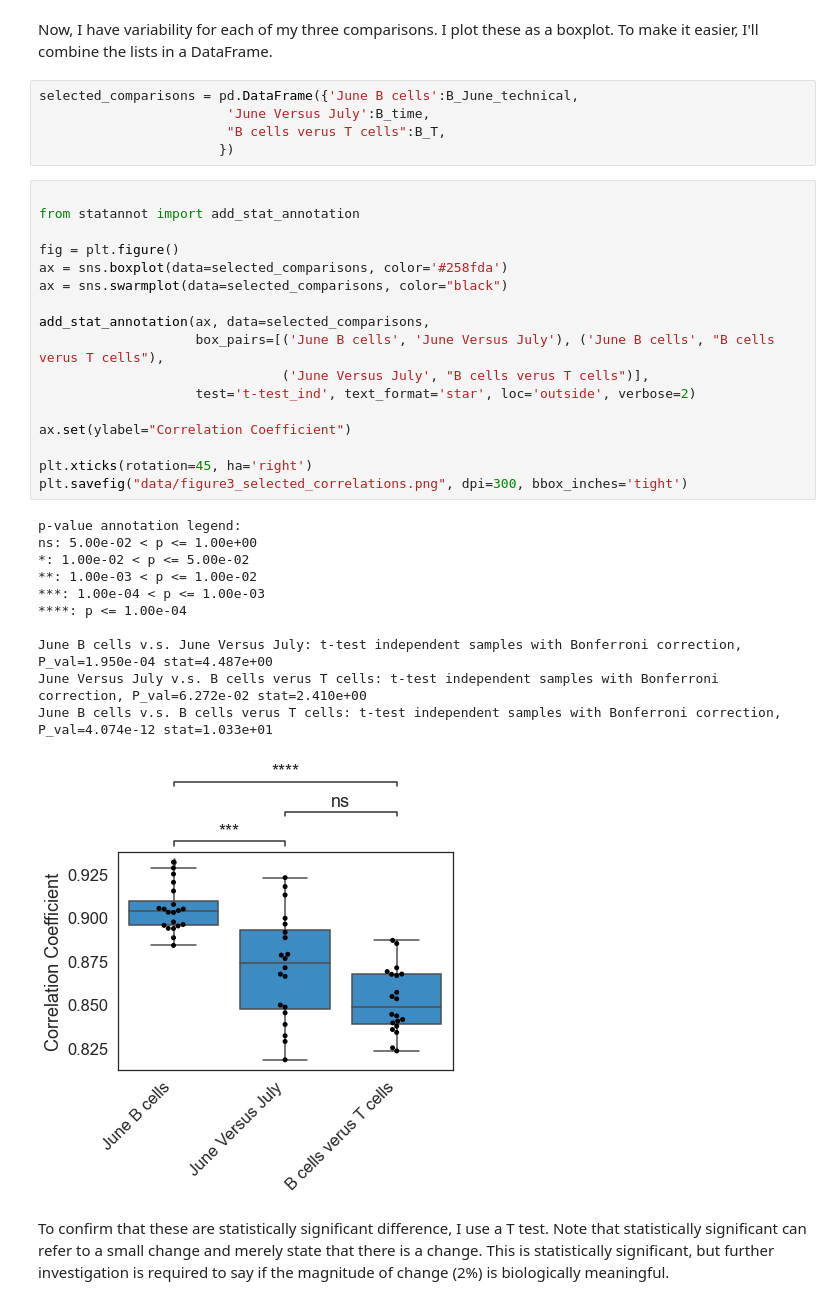
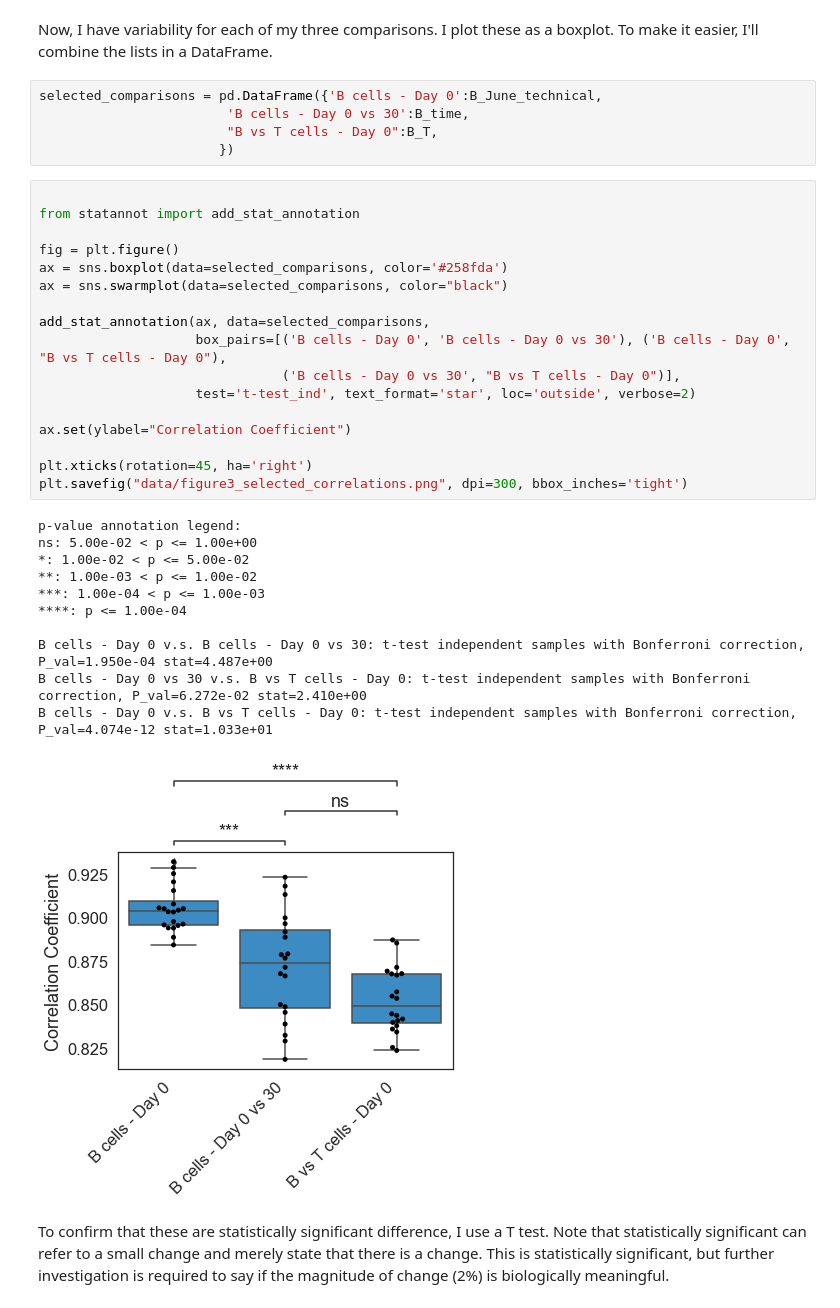
Before and after one commit to PayneLab/Lymphocytes2, a Jupyter notebook: figure3_correlations.ipynb, the cells around one changed output. Drawn from its saved outputs; the diff is of its cells as text.

Commit message:
changed figure labels from June/July to day 0/30

```diff
--- a/figure3_correlations.ipynb
+++ b/figure3_correlations.ipynb
@@ -178,39 +178,39 @@ mean(B_T)
 # %% [markdown]
 Now, I have variability for each of my three comparisons. I plot these as a boxplot. To make it easier, I'll combine the lists in a DataFrame.
 # %%
-selected_comparisons = pd.DataFrame({'June B cells':B_June_technical,
-                        'June Versus July':B_time,
-                        "B cells verus T cells":B_T,
+selected_comparisons = pd.DataFrame({'B cells - Day 0':B_June_technical,
+                        'B cells - Day 0 vs 30':B_time,
+                        "B vs T cells - Day 0":B_T,
                        })
 # %%
 
 from statannot import add_stat_annotation
 
 fig = plt.figure()
 ax = sns.boxplot(data=selected_comparisons, color='#258fda')
 ax = sns.swarmplot(data=selected_comparisons, color="black")
 
 add_stat_annotation(ax, data=selected_comparisons,
-                    box_pairs=[('June B cells', 'June Versus July'), ('June B cells', "B cells verus T cells"),
-                               ('June Versus July', "B cells verus T cells")],
+                    box_pairs=[('B cells - Day 0', 'B cells - Day 0 vs 30'), ('B cells - Day 0', "B vs T cells - Day 0"),
+                               ('B cells - Day 0 vs 30', "B vs T cells - Day 0")],
                     test='t-test_ind', text_format='star', loc='outside', verbose=2)
 
 ax.set(ylabel="Correlation Coefficient")
 
 plt.xticks(rotation=45, ha='right')
 plt.savefig("data/figure3_selected_correlations.png", dpi=300, bbox_inches='tight')
 # %% [output]
 p-value annotation legend:
 ns: 5.00e-02 < p <= 1.00e+00
 *: 1.00e-02 < p <= 5.00e-02
 **: 1.00e-03 < p <= 1.00e-02
 ***: 1.00e-04 < p <= 1.00e-03
 ****: p <= 1.00e-04
 
-June B cells v.s. June Versus July: t-test independent samples with Bonferroni correction, P_val=1.950e-04 stat=4.487e+00
-June Versus July v.s. B cells verus T cells: t-test independent samples with Bonferroni correction, P_val=6.272e-02 stat=2.410e+00
-June B cells v.s. B cells verus T cells: t-test independent samples with Bonferroni correction, P_val=4.074e-12 stat=1.033e+01
+B cells - Day 0 v.s. B cells - Day 0 vs 30: t-test independent samples with Bonferroni correction, P_val=1.950e-04 stat=4.487e+00
+B cells - Day 0 vs 30 v.s. B vs T cells - Day 0: t-test independent samples with Bonferroni correction, P_val=6.272e-02 stat=2.410e+00
+B cells - Day 0 v.s. B vs T cells - Day 0: t-test independent samples with Bonferroni correction, P_val=4.074e-12 stat=1.033e+01
-[figure, old version]
+[figure, new version]
 # %% [markdown]
 To confirm that these are statistically significant difference, I use a T test. Note that statistically significant can refer to a small change and merely state that there is a change. This is statistically significant, but further investigation is required to say if the magnitude of change (2%) is biologically meaningful.
 # %% [markdown]
```
Also changed, not shown: 2 other files.
